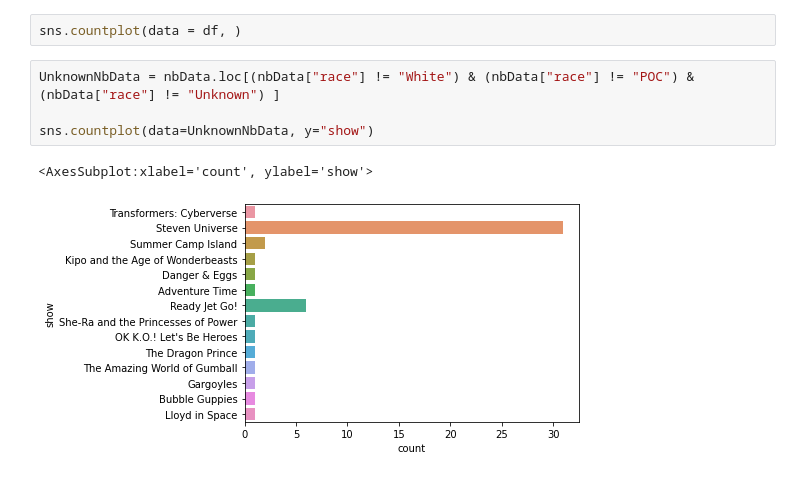
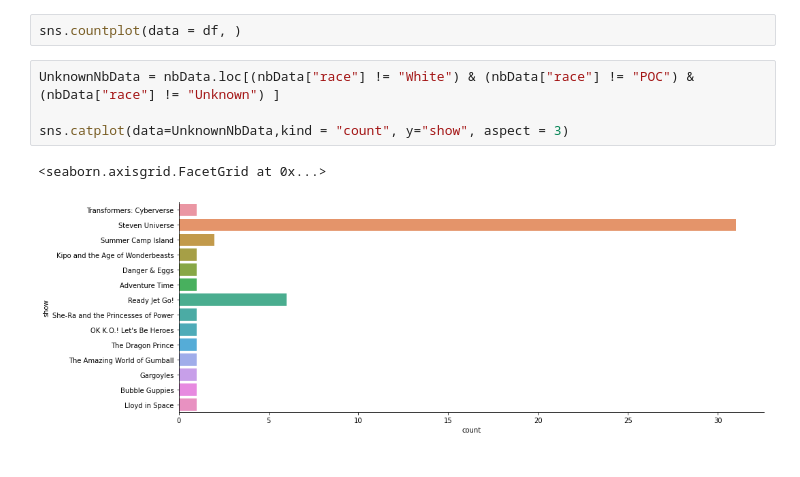
Before and after one commit to RicardFabien/empty-exemple, a Jupyter notebook: Exercice/Untitled.ipynb, the cells around one changed output. Saved outputs shown, nothing was run; the diff lists cells and outputs as text.

```diff
--- a/Exercice/Untitled.ipynb
+++ b/Exercice/Untitled.ipynb
@@ -21,7 +122,7 @@ sns.countplot(data = df, )
 # %%
 UnknownNbData = nbData.loc[(nbData["race"] != "White") & (nbData["race"] != "POC") & (nbData["race"] != "Unknown") ]
 
-sns.countplot(data=UnknownNbData, y="show")
+sns.catplot(data=UnknownNbData,kind = "count", y="show", aspect = 3)
 # %% [output]
-<AxesSubplot:xlabel='count', ylabel='show'>
+<seaborn.axisgrid.FacetGrid at 0x...>
-[figure, old version]
+[figure, new version]
```
Also changed, not shown: parts of 19 cells of this notebook, 1 other file.
